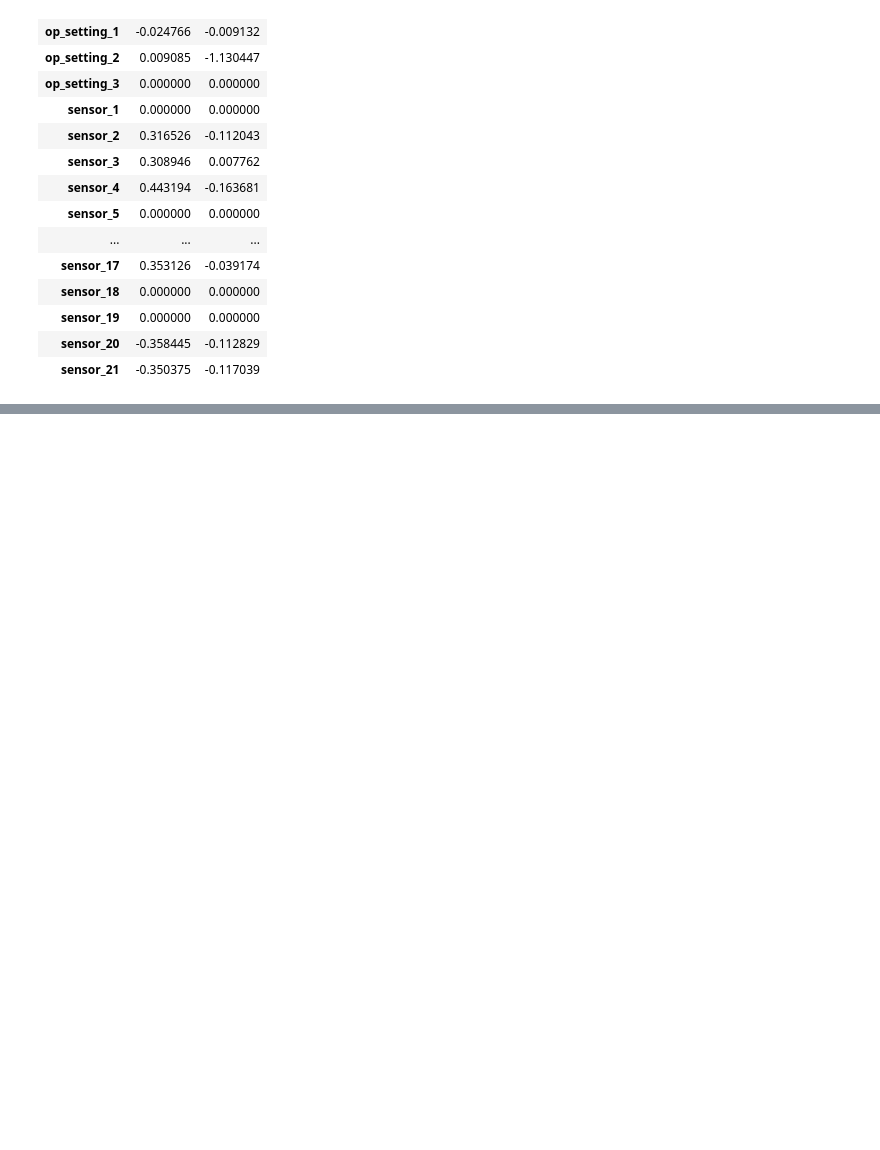
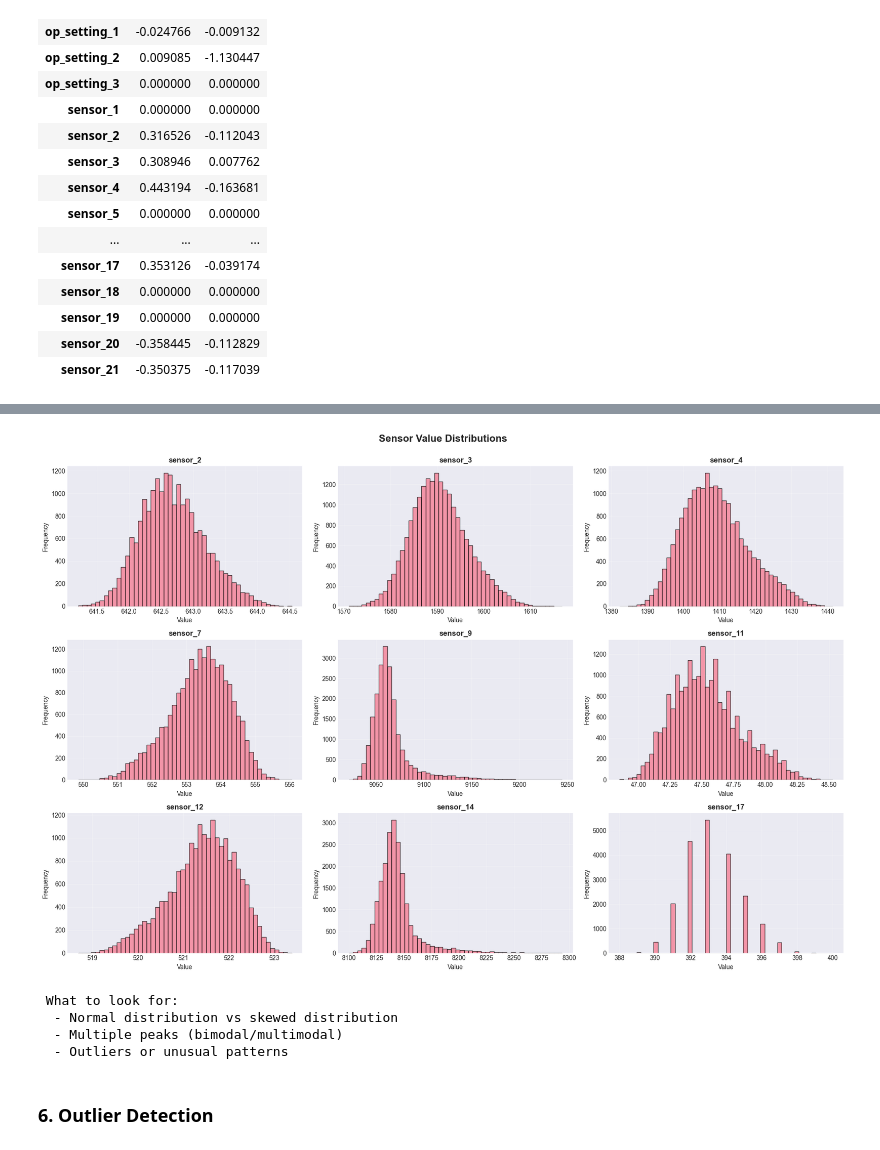
Before and after one commit to kumaraadya/Predictive-Maintenance-for-Industrial-Equipment, a Jupyter notebook: notebooks/01_eda.ipynb, the cells around one changed output, grey strips where cells are left out. Drawn from its saved outputs; the diff is of its cells as text; code cells hidden in the pictures; blank space fills up the shorter version.

```diff
--- a/notebooks/01_eda.ipynb
+++ b/notebooks/01_eda.ipynb
@@ -175,0 +246,15 @@ Kurtosis interpretation:
+# %%
+print("Sensor Variability Analysis")
+
+sensor_cols = [col for col in train_df.columns if 'sensor' in col]
+sensor_variance = train_df[sensor_cols].var()
+
+constant_sensors = sensor_variance[sensor_variance < 0.01].index.tolist()
+print(f"\nSensors with near-zero variance (potentially useless):")
+for sensor in constant_sensors:
+    print(f"  - {sensor}: variance = {sensor_variance[sensor]:.6f}")
+
+high_var_sensors = sensor_variance.nlargest(5)
+print(f"\n Top 5 sensors with highest variance (potentially useful):")
+for sensor, var in high_var_sensors.items():
+    print(f"  - {sensor}: variance = {var:.2f}")
@@ -175,0 +282,29 @@ Kurtosis interpretation:
+# %%
+useful_sensors = [s for s in sensor_cols if s not in constant_sensors][:9]
+
+fig, axes = plt.subplots(3, 3, figsize=(18, 12))
+axes = axes.ravel()
+
+for idx, sensor in enumerate(useful_sensors):
+    axes[idx].hist(train_df[sensor], bins=50, edgecolor='black', alpha=0.7)
+    axes[idx].set_title(f'{sensor}', fontsize=12, fontweight='bold')
+    axes[idx].set_xlabel('Value', fontsize=10)
+    axes[idx].set_ylabel('Frequency', fontsize=10)
+    axes[idx].grid(True, alpha=0.3)
+
+plt.suptitle('Sensor Value Distributions', fontsize=16, fontweight='bold', y=1.00)
+plt.tight_layout()
+plt.show()
+
+print("\n What to look for:")
+print("  - Normal distribution vs skewed distribution")
+print("  - Multiple peaks (bimodal/multimodal)")
+print("  - Outliers or unusual patterns")
+# %% [output]
+[figure, added]
+ What to look for:
+  - Normal distribution vs skewed distribution
+  - Multiple peaks (bimodal/multimodal)
+  - Outliers or unusual patterns
+# %% [markdown]
+### 6. Outlier Detection
```
Also changed, not shown: parts of 10 cells of this notebook.
